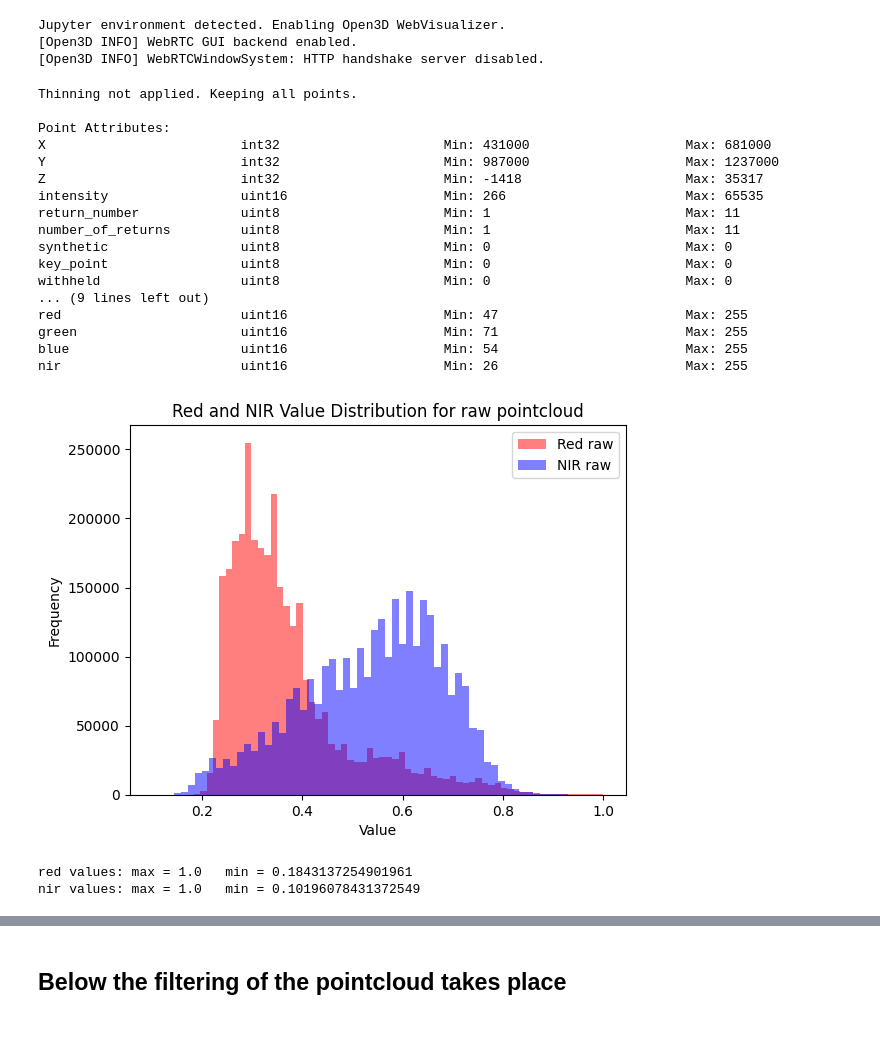
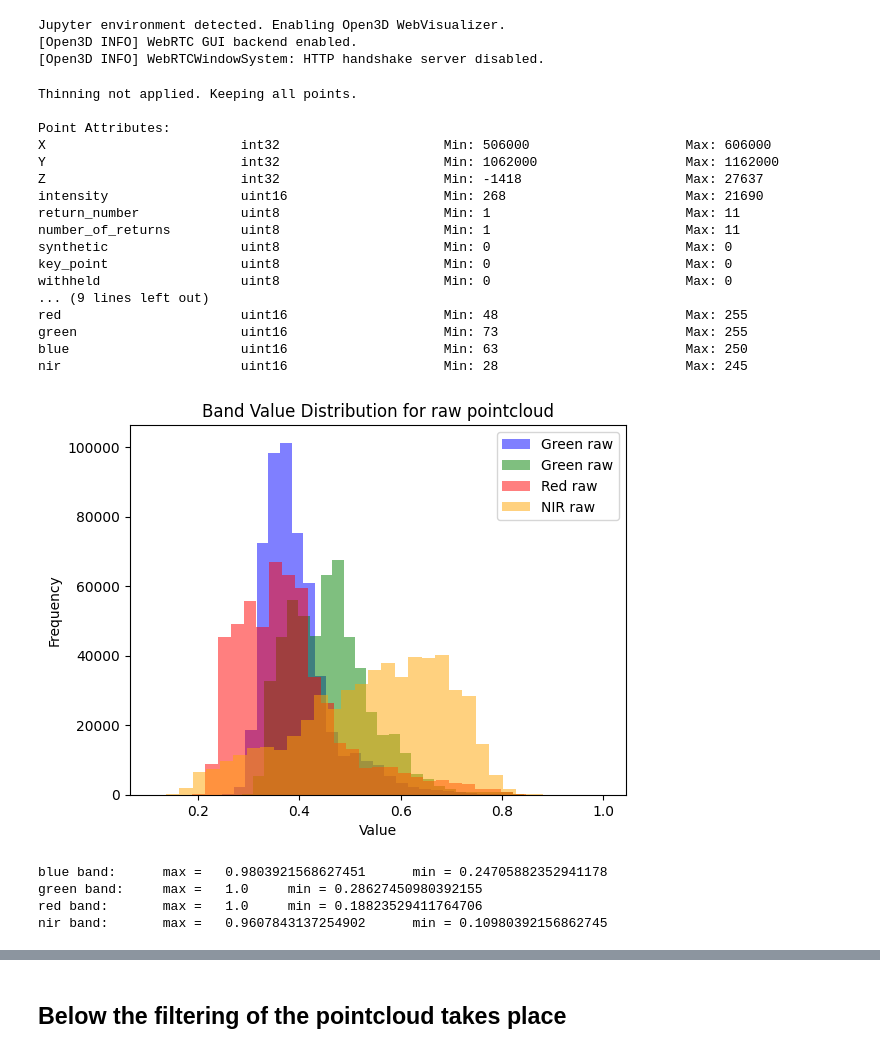
Before and after one commit to NoahAlting/MSc_thesis, a Jupyter notebook: code/fresh.ipynb, the cells around one changed output, grey strips where cells are left out. Saved outputs shown, nothing was run; the diff lists cells and outputs as text; code cells hidden in the pictures.

```diff
--- a/code/fresh.ipynb
+++ b/code/fresh.ipynb
@@ -11,7 +11,7 @@ Jupyter environment detected. Enabling Open3D WebVisualizer.
 [Open3D INFO] WebRTC GUI backend enabled.
 [Open3D INFO] WebRTCWindowSystem: HTTP handshake server disabled.
 # %%
-input_file = os.path.join('..', 'data', 'pcd_wilhelmina_park', 'whm_250x250.LAZ')
+input_file = os.path.join('..', 'data', 'pcd_wilhelmina_park', 'whm_100x100.LAZ')
 
 # Thinning options
 thinning_factor = 1.0  # Set the percentage to keep (1.0 means keep everything)
@@ -46,20 +46,20 @@ with laspy.open(input_file, laz_backend=laspy.LazBackend.Laszip) as f:
 Thinning not applied. Keeping all points.
 
 Point Attributes:
-X                         int32                     Min: 431000                    Max: 681000
-Y                         int32                     Min: 987000                    Max: 1237000
-Z                         int32                     Min: -1418                     Max: 35317
-intensity                 uint16                    Min: 266                       Max: 65535
+X                         int32                     Min: 506000                    Max: 606000
+Y                         int32                     Min: 1062000                   Max: 1162000
+Z                         int32                     Min: -1418                     Max: 27637
+intensity                 uint16                    Min: 268                       Max: 21690
 return_number             uint8                     Min: 1                         Max: 11
 number_of_returns         uint8                     Min: 1                         Max: 11
 synthetic                 uint8                     Min: 0                         Max: 0
 key_point                 uint8                     Min: 0                         Max: 0
 withheld                  uint8                     Min: 0                         Max: 0
 ... (9 lines left out)
-red                       uint16                    Min: 47                        Max: 255
-green                     uint16                    Min: 71                        Max: 255
-blue                      uint16                    Min: 54                        Max: 255
-nir                       uint16                    Min: 26                        Max: 255
+red                       uint16                    Min: 48                        Max: 255
+green                     uint16                    Min: 73                        Max: 255
+blue                      uint16                    Min: 63                        Max: 250
+nir                       uint16                    Min: 28                        Max: 245
 # %%
 # Normalize color bands
 bit8 = 255
@@ -94,16 +117,26 @@ ndvi_raw = original_las.ndvi
 # %%
 #debugging for NDVI values being between -.4 and .4 instead of -1 and 1
-plt.hist(red_raw, bins=64, alpha=0.5, label='Red raw', color='red')
-plt.hist(nir_raw, bins=64, alpha=0.5, label='NIR raw', color='blue')
+bins = 32
+alpha = .5
+
+plt.hist(blue_raw, bins=bins, alpha=alpha, label='Green raw', color='blue')
+plt.hist(green_raw, bins=bins, alpha=alpha, label='Green raw', color='green')
+plt.hist(red_raw, bins=bins, alpha=alpha, label='Red raw', color='red')
+plt.hist(nir_raw, bins=bins, alpha=alpha, label='NIR raw', color='orange')
+
 plt.xlabel('Value')
 plt.ylabel('Frequency')
-plt.title('Red and NIR Value Distribution for raw pointcloud')
+plt.title('Band Value Distribution for raw pointcloud')
 plt.legend()
 plt.show()
 
-print(f'red values: max = {red_raw.max()}\tmin = {red_raw.min()}')
-print(f'nir values: max = {nir_raw.max()}\tmin = {nir_raw.min()}')
+print(f'blue band:\tmax =\t{blue_raw.max()}\tmin = {blue_raw.min()}')
+print(f'green band:\tmax =\t{green_raw.max()}\tmin = {green_raw.min()}')
+print(f'red band:\tmax =\t{red_raw.max()}\tmin = {red_raw.min()}')
+print(f'nir band:\tmax =\t{nir_raw.max()}\tmin = {nir_raw.min()}')
 # %% [output]
-[figure, old version]
+[figure, new version]
-red values: max = 1.0   min = 0.1843137254901961
-nir values: max = 1.0   min = 0.10196078431372549
+blue band:      max =   0.9803921568627451      min = 0.24705882352941178
+green band:     max =   1.0     min = 0.28627450980392155
+red band:       max =   1.0     min = 0.18823529411764706
+nir band:       max =   0.9607843137254902      min = 0.10980392156862745
```
Also changed, not shown: parts of 19 cells of this notebook, 7 other files.
